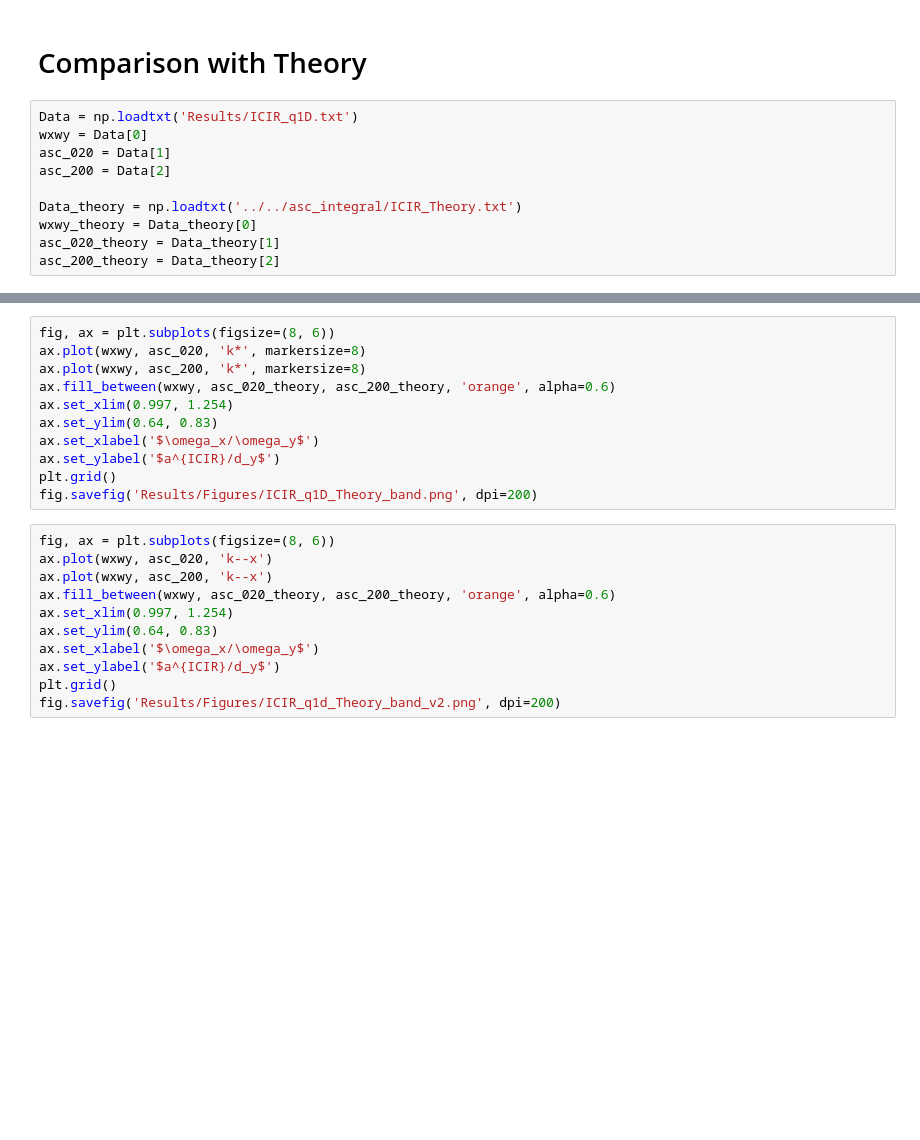
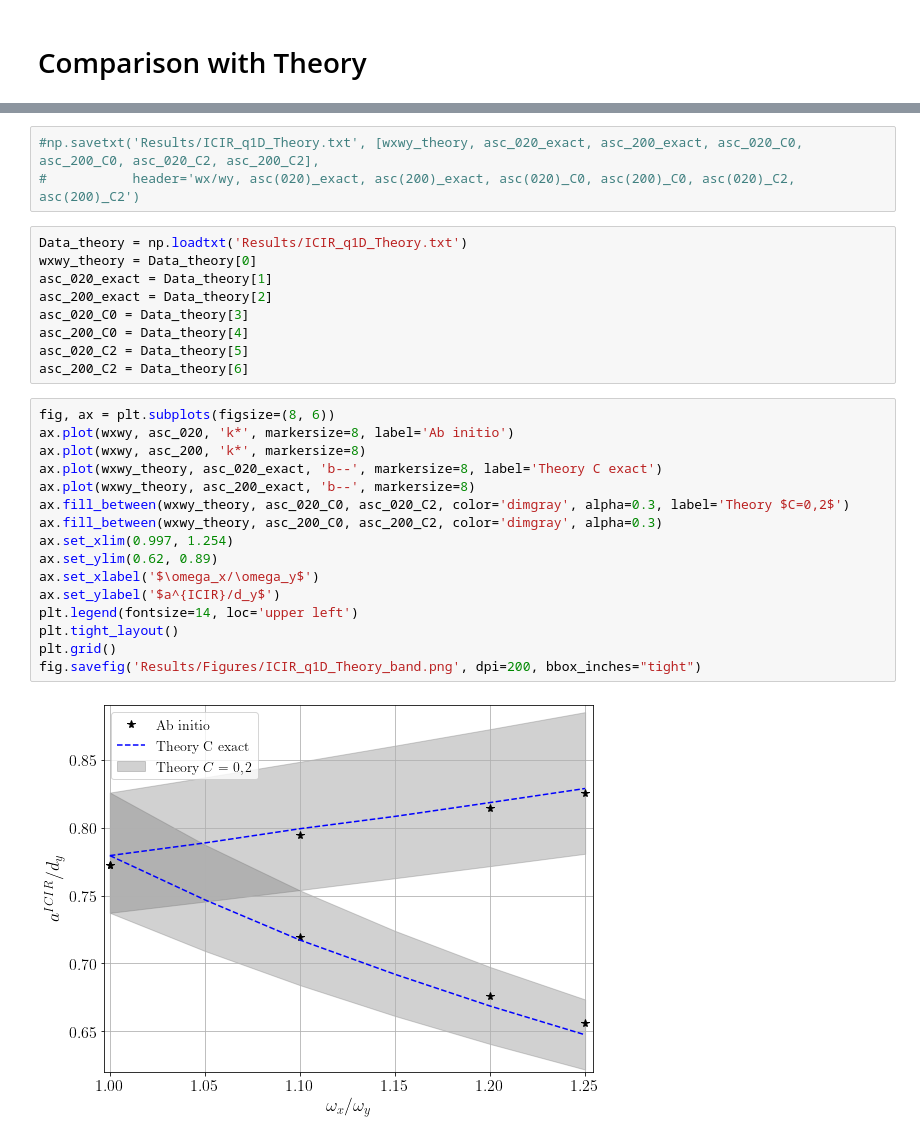
Before and after one commit to TsspGit/Ultracold_Atoms_src, a Jupyter notebook: Analysis/q1D/ICIR_LiLi_q1d.ipynb, the cells around one changed output, grey strips where cells are left out. Cells and saved outputs as stored; diff of their text form; blank space fills up the shorter version.

Commit message:
Theory results

```diff
--- a/Analysis/q1D/ICIR_LiLi_q1d.ipynb
+++ b/Analysis/q1D/ICIR_LiLi_q1d.ipynb
@@ -91,13 +91,3 @@ fig.savefig('Results/Figures/ICIR_q1d_comparison.png', dpi=200)
 [figure]
 # %% [markdown]
 # Comparison with Theory
-# %%
-Data = np.loadtxt('Results/ICIR_q1D.txt')
-wxwy = Data[0]
-asc_020 = Data[1]
-asc_200 = Data[2]
-
-Data_theory = np.loadtxt('../../asc_integral/ICIR_Theory.txt')
-wxwy_theory = Data_theory[0]
-asc_020_theory = Data_theory[1]
-asc_200_theory = Data_theory[2]
@@ -104,22 +120,30 @@ asc_200_theory = Data_theory[2]
+# %%
+#np.savetxt('Results/ICIR_q1D_Theory.txt', [wxwy_theory, asc_020_exact, asc_200_exact, asc_020_C0, asc_200_C0, asc_020_C2, asc_200_C2],
+#           header='wx/wy, asc(020)_exact, asc(200)_exact, asc(020)_C0, asc(200)_C0, asc(020)_C2, asc(200)_C2')
+# %%
+Data_theory = np.loadtxt('Results/ICIR_q1D_Theory.txt')
+wxwy_theory = Data_theory[0]
+asc_020_exact = Data_theory[1]
+asc_200_exact = Data_theory[2]
+asc_020_C0 = Data_theory[3]
+asc_200_C0 = Data_theory[4]
+asc_020_C2 = Data_theory[5]
+asc_200_C2 = Data_theory[6]
 # %%
 fig, ax = plt.subplots(figsize=(8, 6))
-ax.plot(wxwy, asc_020, 'k*', markersize=8)
+ax.plot(wxwy, asc_020, 'k*', markersize=8, label='Ab initio')
 ax.plot(wxwy, asc_200, 'k*', markersize=8)
-ax.fill_between(wxwy, asc_020_theory, asc_200_theory, 'orange', alpha=0.6)
+ax.plot(wxwy_theory, asc_020_exact, 'b--', markersize=8, label='Theory C exact')
+ax.plot(wxwy_theory, asc_200_exact, 'b--', markersize=8)
+ax.fill_between(wxwy_theory, asc_020_C0, asc_020_C2, color='dimgray', alpha=0.3, label='Theory $C=0,2$')
+ax.fill_between(wxwy_theory, asc_200_C0, asc_200_C2, color='dimgray', alpha=0.3)
 ax.set_xlim(0.997, 1.254)
-ax.set_ylim(0.64, 0.83)
+ax.set_ylim(0.62, 0.89)
 ax.set_xlabel('$\omega_x/\omega_y$')
 ax.set_ylabel('$a^{ICIR}/d_y$')
+plt.legend(fontsize=14, loc='upper left')
+plt.tight_layout()
 plt.grid()
-fig.savefig('Results/Figures/ICIR_q1D_Theory_band.png', dpi=200)
+fig.savefig('Results/Figures/ICIR_q1D_Theory_band.png', dpi=200, bbox_inches="tight")
+# %% [output]
+[figure, added]
-# %%
-fig, ax = plt.subplots(figsize=(8, 6))
-ax.plot(wxwy, asc_020, 'k--x')
-ax.plot(wxwy, asc_200, 'k--x')
-ax.fill_between(wxwy, asc_020_theory, asc_200_theory, 'orange', alpha=0.6)
-ax.set_xlim(0.997, 1.254)
-ax.set_ylim(0.64, 0.83)
-ax.set_xlabel('$\omega_x/\omega_y$')
-ax.set_ylabel('$a^{ICIR}/d_y$')
-plt.grid()
-fig.savefig('Results/Figures/ICIR_q1d_Theory_band_v2.png', dpi=200)
```
Also changed, not shown: parts of 2 cells of this notebook, 26 other files.
